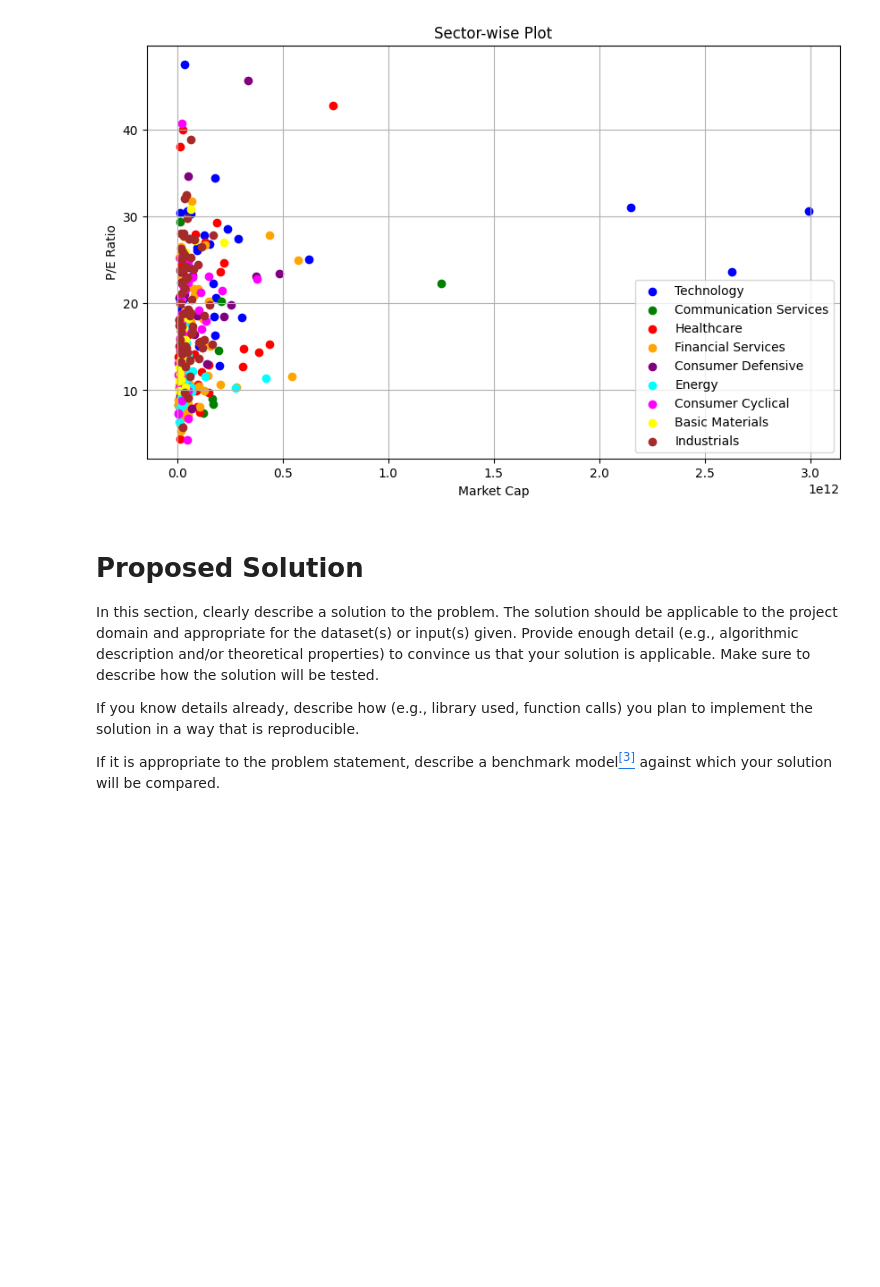
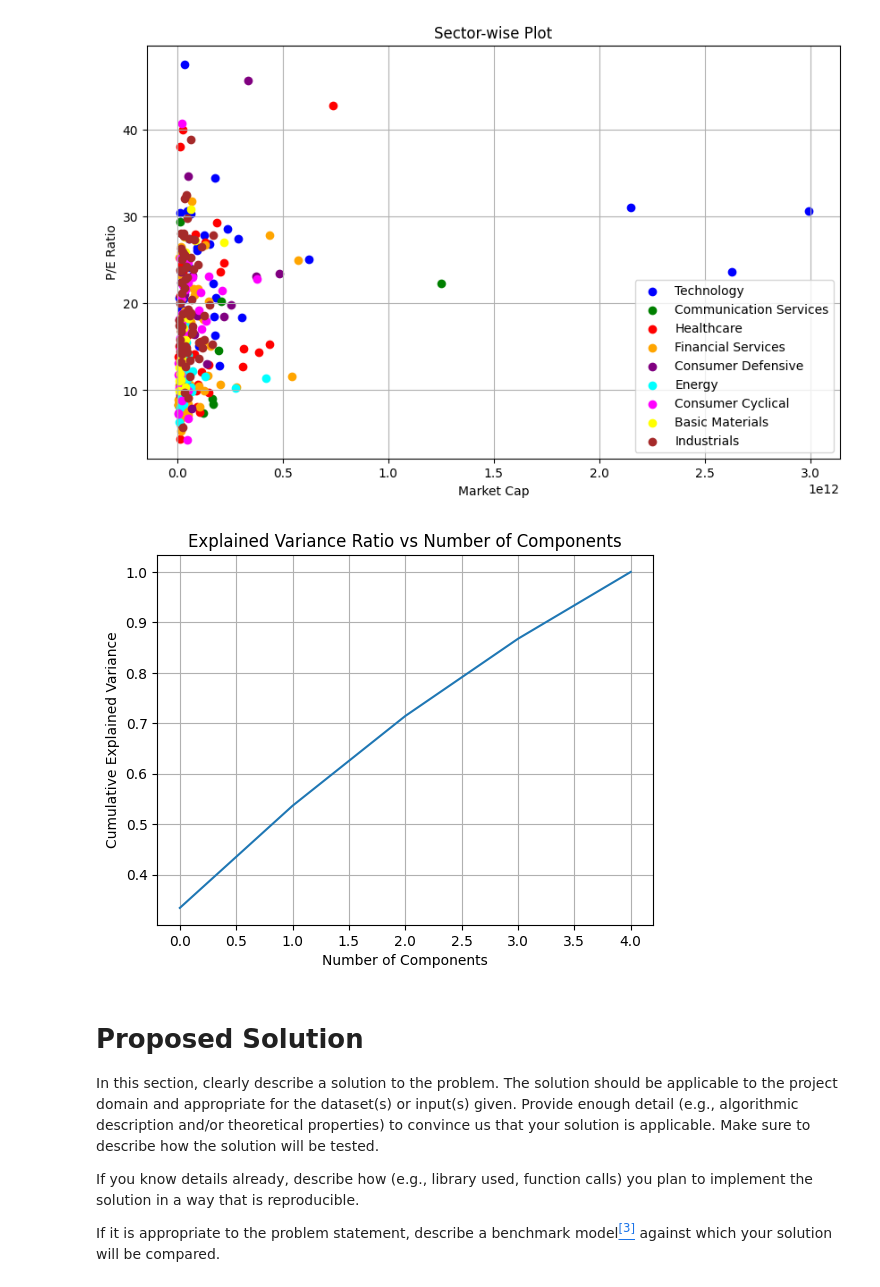
Before and after one commit to Purpup/COGS118B-Project, a Jupyter notebook: FinalProject.ipynb, the cells around one changed output. Saved outputs shown, nothing was run; the diff lists cells and outputs as text; code cells hidden in the pictures; blank space fills up the shorter version.

```diff
--- a/FinalProject.ipynb
+++ b/FinalProject.ipynb
@@ -198,6 +201,25 @@ plt.show()
 # %% [output]
 [figure]
 [figure]
+# %%
+features = ['Current Price', 'Market Cap', 'Volatility', 'P/E Ratio', 'Dividend Yield']
+
+# Normalize the features
+normalized_features = (df[features] - df[features].mean()) / df[features].std()
+
+# Apply PCA
+pca = PCA()
+pca.fit(normalized_features)
+
+# Plotting the explained variance ratio
+plt.plot(np.cumsum(pca.explained_variance_ratio_))
+plt.xlabel('Number of Components')
+plt.ylabel('Cumulative Explained Variance')
+plt.title('Explained Variance Ratio vs Number of Components')
+plt.grid(True)
+plt.show()
+# %% [output]
+[figure, added]
 # %% [markdown]
 # Proposed Solution
 
```
Also changed, not shown: parts of 2 cells of this notebook.
